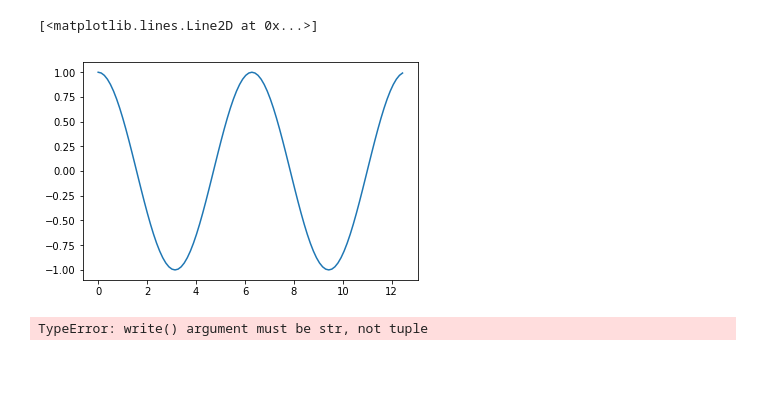
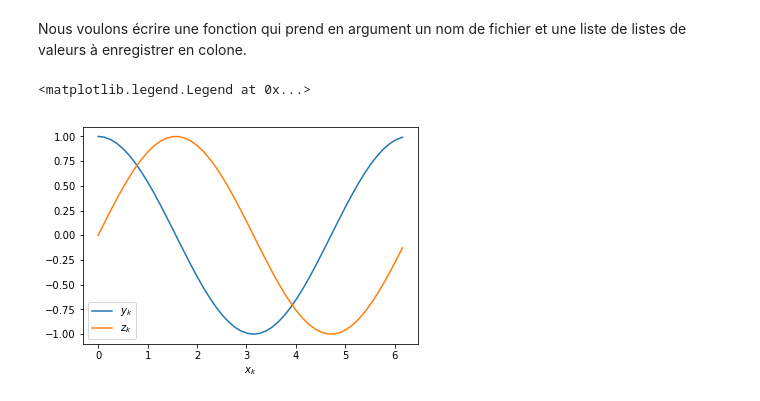
Before and after one commit to NazBen/tp-python-upmc, a Jupyter notebook: TP4/exercice1.ipynb, the cells around one changed output. Cells and saved outputs as stored; diff of their text form; code cells hidden in the pictures; blank space fills up the shorter version.

```diff
--- a/TP4/exercice1.ipynb
+++ b/TP4/exercice1.ipynb
@@ -51,10 +26,0 @@ import numpy as np
-# %%
-n = 50
-k = np.arange(2*n)
-x_k = 2 * np.pi * k / n
-y_k = np.cos(x_k)
-
-plt.plot(x_k, y_k)
-# %% [output]
-[<matplotlib.lines.Line2D at 0x...>]
-[figure, removed]
@@ -73,13 +27,2 @@ ecriture_fichier('exo1.csv')
-# %%
-def ecriture_fichier(nom_fichier, *elements):
-    """Ecrit
-    """
-    with open(nom_fichier, 'w') as file:
-        for line in zip(elements):
-            file.write(line)
-
-
-
-ecriture_fichier('test.txt', x_k, y_k)
-# %% [output]
-TypeError: write() argument must be str, not tuple
+# %% [markdown]
+Nous voulons écrire une fonction qui prend en argument un nom de fichier et une liste de listes de valeurs à enregistrer en colone.
@@ -85,0 +76,40 @@ TypeError: write() argument must be str, not tuple
+# %%
+def lecture_fichier(nom_fichier):
+    """Lecture d'un fichier de valeurs par colonne.
+
+    Parameters
+    ----------
+    nom_fichier : str
+        Le fichier à lire.
+
+    Return
+    ------
+    result : tuple
+        Un tuple des résultat en colunne.
+    """
+    with open(nom_fichier) as file:
+        # Nous parcourons chaque ligne du fichier
+        values = []
+        for line in file:
+            # La fonction sépare le string en une liste et la fonction map les transforme en flotant.
+            line_values = map(float, line.split())
+            values.append(line_values)
+        result = zip(*values)
+    return result
+
+x_k, y_k = lecture_fichier(nom_fichier)
+# %%
+z_k = []
+for x in x_k:
+    z_k.append(math.sin(x))
+
+# Peut être fait en une ligne aussi
+z_k = [math.sin(x) for x in x_k]
+
+plt.plot(x_k, y_k, label='$y_k$')
+plt.plot(x_k, z_k, label='$z_k$')
+plt.xlabel('$x_k$')
+plt.legend(loc=0)
+# %% [output]
+<matplotlib.legend.Legend at 0x...>
+[figure, added]
```
Also changed, not shown: parts of 8 cells of this notebook, 5 other files.
